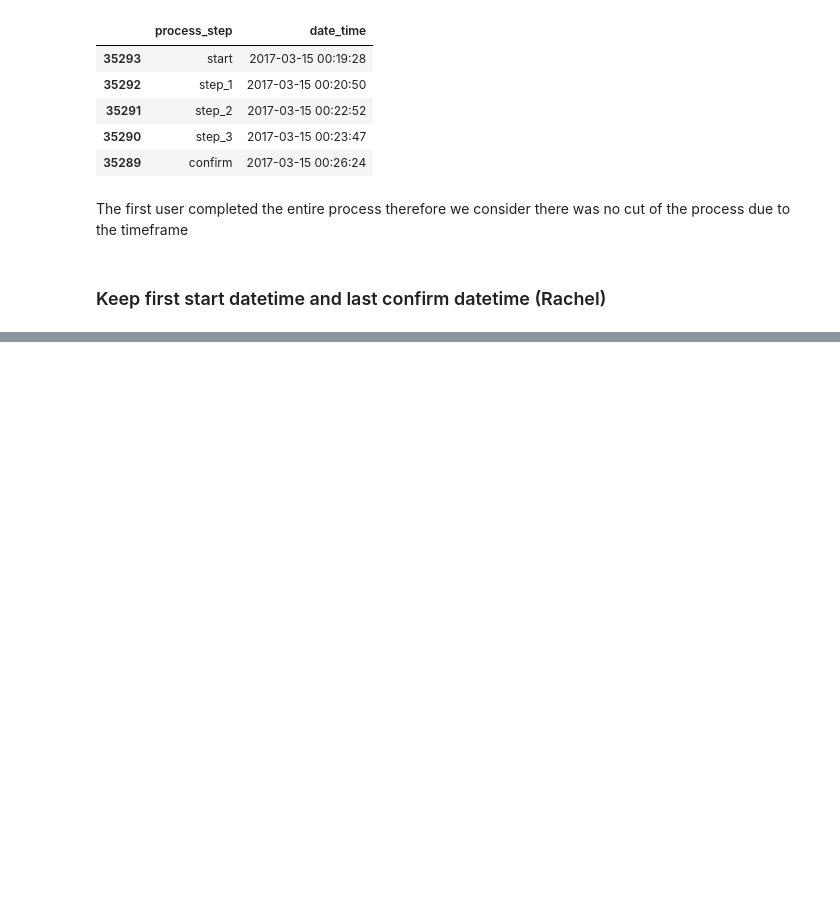
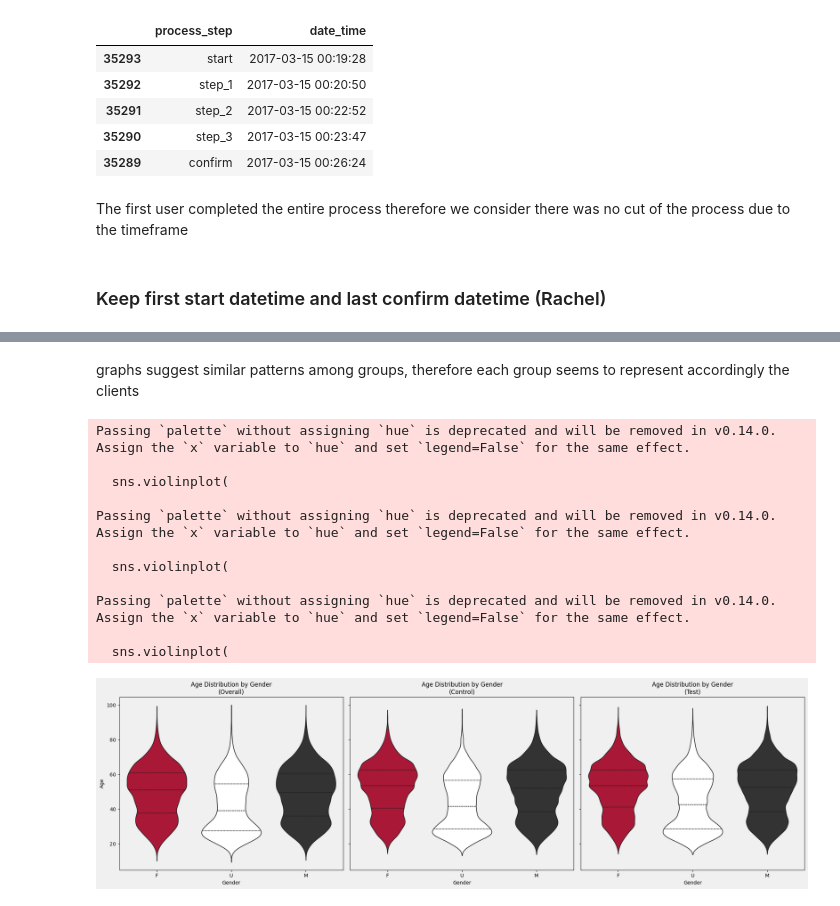
Before and after one commit to rachelv2/vanguard-ab-test, a Jupyter notebook: notebooks/main_dataset_tasks_anne.ipynb, the cells around one changed output, grey strips where cells are left out. Saved outputs shown, nothing was run; the diff lists cells and outputs as text; code cells hidden in the pictures; blank space fills up the shorter version.

Commit message:
add t student tests na dgraphs

```diff
--- a/notebooks/main_dataset_tasks_anne.ipynb
+++ b/notebooks/main_dataset_tasks_anne.ipynb
@@ -180,0 +188,3 @@ df_time_window = df.to_csv(config["output_data"]["file7"])
+# %%
+#data cleaning for gender
+df['gendr'] = df['gendr'].replace('X', 'U')
@@ -180,0 +235,59 @@ df_time_window = df.to_csv(config["output_data"]["file7"])
+# %% [markdown]
+graphs suggest similar patterns among groups, therefore each group seems to represent accordingly the clients
+# %%
+# full AI support (out of prompting and defining which plot and which data)
+
+# Re-check data cleaning, nan = Unknown
+df_clean = df.copy()
+df_clean['gendr'] = df_clean['gendr'].str.upper().map({'F':'F','M':'M'}).fillna('U')
+df_clean = df_clean[['gendr','clnt_age','Variation']]
+
+# clean final demo gender
+overall_clean = final_demo.copy()
+overall_clean['gendr'] = overall_clean['gendr'].str.upper().map({'F':'F','M':'M'}).fillna('U')
+overall_clean = overall_clean[['gendr','clnt_age']]
+overall_clean['Variation'] = 'Overall'  # on ajoute la colonne Variation pour pouvoir concaténer
+
+# concate
+combined_df = pd.concat([overall_clean, df_clean], axis=0)
+
+# violin subplots with vanguard graphic chart
+gender_palette = {'F':'#C20029','M':'#333333','U':'#FFFFFF'}
+gender_order = ['F','U','M']
+
+fig, axes = plt.subplots(1, 3, figsize=(20,6), sharey=True)
+fig.patch.set_facecolor('#f0f0f0')
+
+for i, group in enumerate(['Overall','Control','Test']):
+    sns.violinplot(
+        x='gendr',
+        y='clnt_age',
+        data=combined_df[combined_df['Variation']==group],
+        palette=gender_palette,
+        order=gender_order,
+        inner='quartile',
+        ax=axes[i]
+    )
+    axes[i].set_title(f"Age Distribution by Gender\n({group})")
+    axes[i].set_xlabel("Gender")
+    axes[i].set_ylabel("Age" if i==0 else "")
+    axes[i].set_facecolor('#f0f0f0')
+
+plt.tight_layout()
+
+# export
+plt.savefig("violin_age_gender_groups.png", dpi=300, bbox_inches='tight')
+plt.show()
+# %% [output]
+Passing `palette` without assigning `hue` is deprecated and will be removed in v0.14.0. Assign the `x` variable to `hue` and set `legend=False` for the same effect.
+
+  sns.violinplot(
+
+Passing `palette` without assigning `hue` is deprecated and will be removed in v0.14.0. Assign the `x` variable to `hue` and set `legend=False` for the same effect.
+
+  sns.violinplot(
+
+Passing `palette` without assigning `hue` is deprecated and will be removed in v0.14.0. Assign the `x` variable to `hue` and set `legend=False` for the same effect.
+
+  sns.violinplot(
+[figure, added]
```
Also changed, not shown: parts of 14 cells of this notebook, 13 other files.
